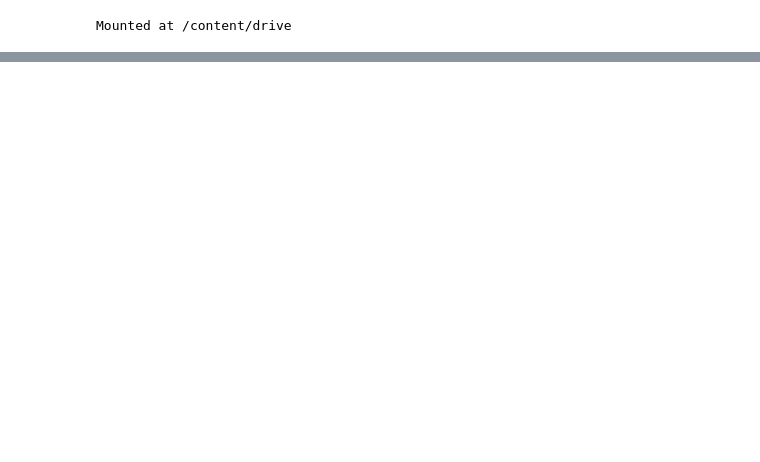
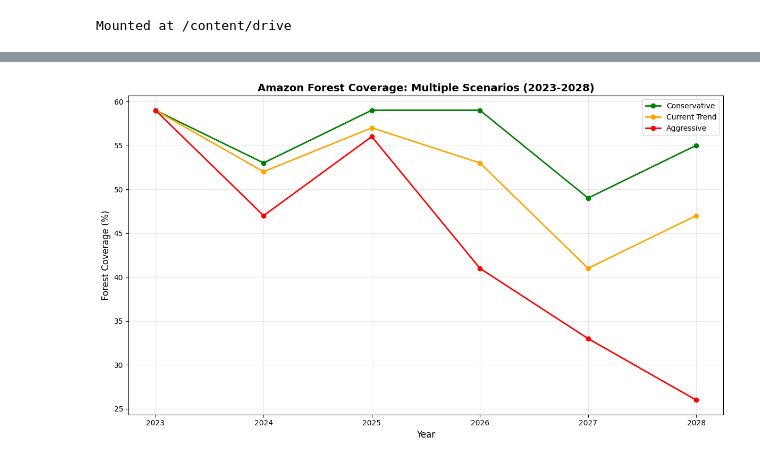
Before and after one commit to ruany-doehnert/Deforestation_Amazon, a Jupyter notebook: time_series_analysis.ipynb, the cells around one changed output, grey strips where cells are left out. Saved outputs shown, nothing was run; the diff lists cells and outputs as text; code cells hidden in the pictures; blank space fills up the shorter version.

```diff
--- a/time_series_analysis.ipynb
+++ b/time_series_analysis.ipynb
@@ -19,16 +20,0 @@ results = pd.read_csv('/content/drive/MyDrive/forest_predictions.csv')
-# %%
-# Historical years and feature averages (replace with your real data)
-years = np.arange(2022, 2029)
-future_data = []
-for year in years:
-    # Simulate 100 samples per year (replace with real data)
-    np.random.seed(year)
-    df_year = pd.DataFrame({
-        'treecover': np.random.uniform(0, 100, 100),
-        'NDVI': np.random.uniform(0, 1, 100),
-        'NBR': np.random.uniform(-1, 1, 100),
-        'elevation': np.random.uniform(0, 500, 100),
-        'year': year
-    })
-    future_data.append(df_year)
-future_df = pd.concat(future_data, ignore_index=True)
@@ -64,0 +263,64 @@ plt.show()
+# %%
+print("\n🔮 SCENARIO ANALYSIS")
+print("=" * 18)
+
+# Conservative scenario (slower deforestation)
+conservative_effect = 0.002  # Half the deforestation effect
+# Aggressive scenario (faster deforestation)
+aggressive_effect = 0.010   # Double the deforestation effect
+
+scenarios = {}
+for scenario_name, effect in [('Conservative', conservative_effect),
+                              ('Current Trend', 0.005),
+                              ('Aggressive', aggressive_effect)]:
+
+    scenario_data = []
+    for i, year in enumerate(years):
+        np.random.seed(28 + year)
+
+        df_scenario = pd.DataFrame({
+            'NDVI': np.random.normal(ndvi_mean - (i * effect), ndvi_std * 0.8, 100),
+            'NBR': np.random.normal(nbr_mean - (i * effect), nbr_std * 0.8, 100),
+            'elevation': np.random.normal(elev_mean, elev_std * 0.5, 100),
+            'year': year
+        })
+
+        # Clip values
+        df_scenario['NDVI'] = np.clip(df_scenario['NDVI'], 0, 1)
+        df_scenario['NBR'] = np.clip(df_scenario['NBR'], -1, 1)
+        df_scenario['elevation'] = np.clip(df_scenario['elevation'], 0, 1000)
+
+        scenario_data.append(df_scenario)
+
+    scenario_df = pd.concat(scenario_data, ignore_index=True)
+    X_scenario = scenario_df[['NDVI', 'NBR', 'elevation']]
+    predictions = clf.predict(X_scenario)
+
+    # Calculate forest percentage by year
+    scenario_summary = pd.DataFrame({
+        'year': scenario_df['year'],
+        'predicted_label': predictions
+    }).groupby('year')['predicted_label'].mean() * 100
+
+    scenarios[scenario_name] = scenario_summary
+
+# Plot scenarios
+plt.figure(figsize=(12, 7))
+colors = ['green', 'orange', 'red']
+for i, (scenario, data) in enumerate(scenarios.items()):
+    plt.plot(data.index, data.values, marker='o', linewidth=2,
+             label=scenario, color=colors[i])
+
+plt.title('Amazon Forest Coverage: Multiple Scenarios (2023-2028)',
+          fontsize=14, fontweight='bold')
+plt.xlabel('Year', fontsize=12)
+plt.ylabel('Forest Coverage (%)', fontsize=12)
+plt.legend()
+plt.grid(True, alpha=0.3)
+plt.tight_layout()
+plt.show()
+
+print("📊 Scenario Results (2028):")
+for scenario, data in scenarios.items():
+    print(f"   {scenario}: {data.iloc[-1]:.1f}% forest coverage")
+# %% [output]
@@ -64,0 +329 @@ plt.show()
+[figure, added]
```
Also changed, not shown: parts of 8 cells of this notebook.
